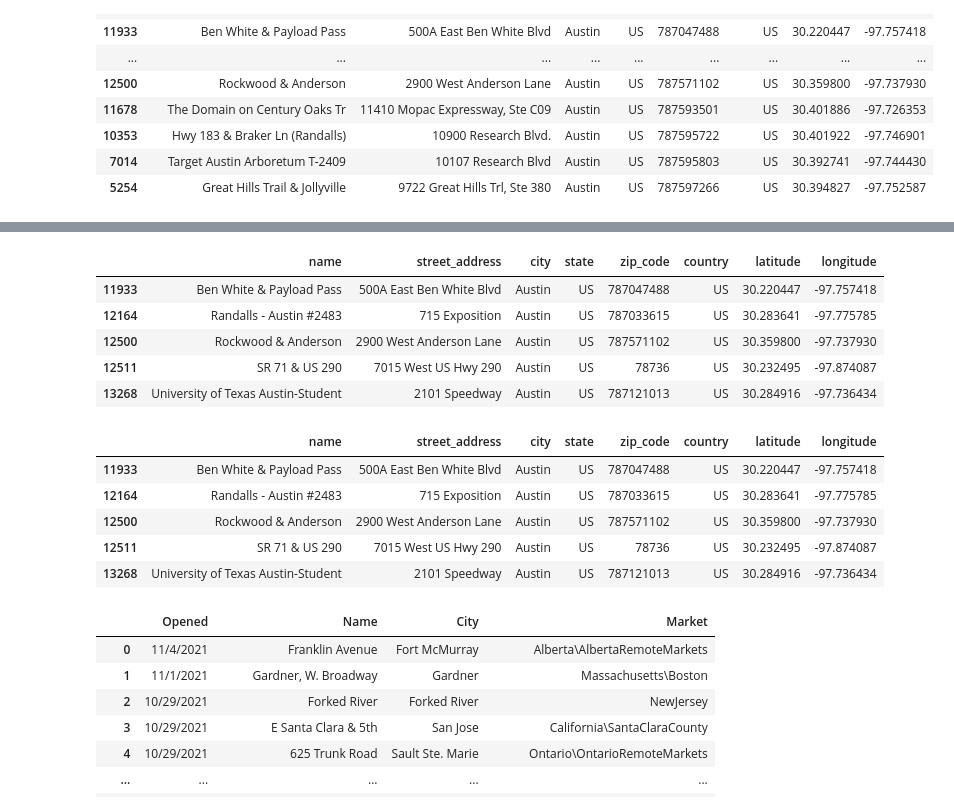
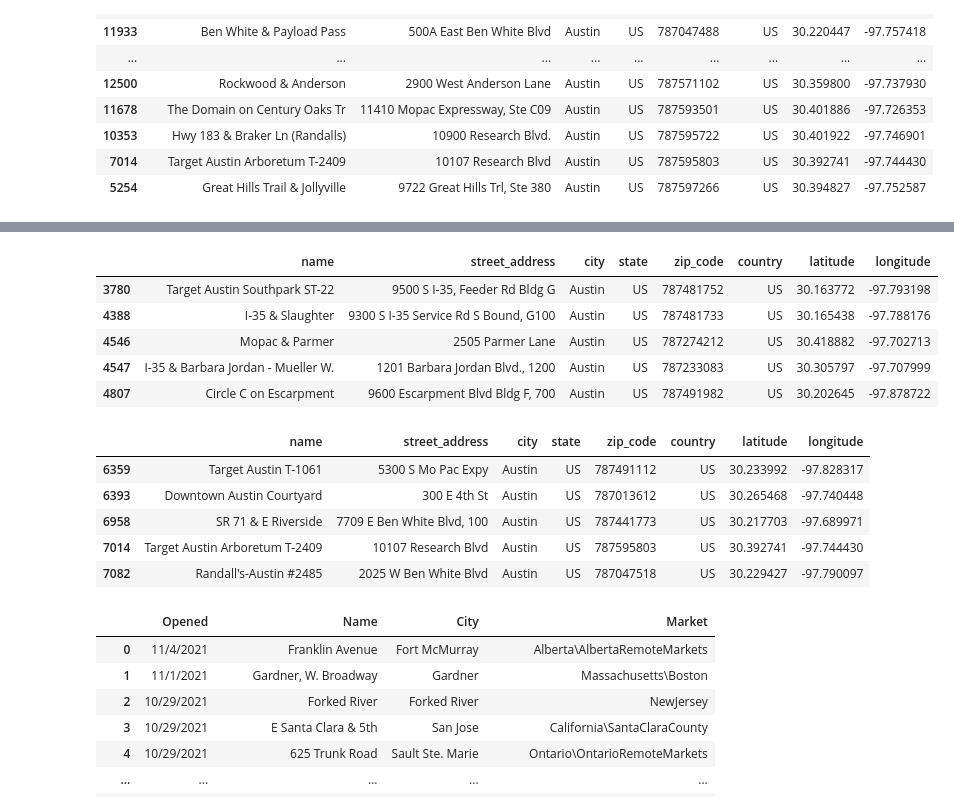
Before and after one commit to EGeorge2021r/Fintech5Falcons, a Jupyter notebook: Resources/demo_estate_data.ipynb, the cells around one changed output, grey strips where cells are left out. Saved outputs shown, nothing was run; the diff lists cells and outputs as text; code cells hidden in the pictures.

Commit message:
Commit updates to starbucks daataframe

```diff
--- a/Resources/demo_estate_data.ipynb
+++ b/Resources/demo_estate_data.ipynb
@@ -197,7 +197,7 @@ clean_austin_starbucks_df.sort_values(by=['zip_code'], ascending=True)
 | 7014 | Target Austin Arboretum T-2409 | 10107 Research Blvd | Austin | US | 787595803 | US | 30.392741 | -97.744430 |
 | 5254 | Great Hills Trail & Jollyville | 9722 Great Hills Trl, Ste 380 | Austin | US | 787597266 | US | 30.394827 | -97.752587 |
 # %%
-# Filter dataframe from Zipcode 78701 to 78704 for analysis
-data_clean_austin_starbucks_df = clean_austin_starbucks_df.iloc[]
-data_clean_austin_starbucks_df
+# Filter dataframe from Zipcode 78701 to 78705 for analysis
+neighborhood_austin_starbucks_df = clean_austin_starbucks_df.iloc[0:14]
+neighborhood_austin_starbucks_df
 # %% [output]
@@ -205,23 +219,23 @@ TypeError: Cannot index by location index with a non-integer key
 # %%
 #Display the Dataframe first 5 rows or head
-clean_austin_starbucks_df.head()
+neighborhood_austin_starbucks_df.head()
 # %% [output]
 |  | name | street_address | city | state | zip_code | country | latitude | longitude |
-| 11933 | Ben White & Payload Pass | 500A East Ben White Blvd | Austin | US | 787047488 | US | 30.220447 | -97.757418 |
-| 12164 | Randalls - Austin #2483 | 715 Exposition | Austin | US | 787033615 | US | 30.283641 | -97.775785 |
-| 12500 | Rockwood & Anderson | 2900 West Anderson Lane | Austin | US | 787571102 | US | 30.359800 | -97.737930 |
-| 12511 | SR 71 & US 290 | 7015 West US Hwy 290 | Austin | US | 78736 | US | 30.232495 | -97.874087 |
-| 13268 | University of Texas Austin-Student | 2101 Speedway | Austin | US | 787121013 | US | 30.284916 | -97.736434 |
+| 3780 | Target Austin Southpark ST-22 | 9500 S I-35, Feeder Rd Bldg G | Austin | US | 787481752 | US | 30.163772 | -97.793198 |
+| 4388 | I-35 & Slaughter | 9300 S I-35 Service Rd S Bound, G100 | Austin | US | 787481733 | US | 30.165438 | -97.788176 |
+| 4546 | Mopac & Parmer | 2505 Parmer Lane | Austin | US | 787274212 | US | 30.418882 | -97.702713 |
+| 4547 | I-35 & Barbara Jordan - Mueller W. | 1201 Barbara Jordan Blvd., 1200 | Austin | US | 787233083 | US | 30.305797 | -97.707999 |
+| 4807 | Circle C on Escarpment | 9600 Escarpment Blvd Bldg F, 700 | Austin | US | 787491982 | US | 30.202645 | -97.878722 |
 # %%
 #Display the Dataframe last 5 rows or tail
-clean_austin_starbucks_df.tail()
+neighborhood_austin_starbucks_df.tail()
 # %% [output]
 |  | name | street_address | city | state | zip_code | country | latitude | longitude |
-| 11933 | Ben White & Payload Pass | 500A East Ben White Blvd | Austin | US | 787047488 | US | 30.220447 | -97.757418 |
-| 12164 | Randalls - Austin #2483 | 715 Exposition | Austin | US | 787033615 | US | 30.283641 | -97.775785 |
-| 12500 | Rockwood & Anderson | 2900 West Anderson Lane | Austin | US | 787571102 | US | 30.359800 | -97.737930 |
-| 12511 | SR 71 & US 290 | 7015 West US Hwy 290 | Austin | US | 78736 | US | 30.232495 | -97.874087 |
-| 13268 | University of Texas Austin-Student | 2101 Speedway | Austin | US | 787121013 | US | 30.284916 | -97.736434 |
+| 6359 | Target Austin T-1061 | 5300 S Mo Pac Expy | Austin | US | 787491112 | US | 30.233992 | -97.828317 |
+| 6393 | Downtown Austin Courtyard | 300 E 4th St | Austin | US | 787013612 | US | 30.265468 | -97.740448 |
+| 6958 | SR 71 & E Riverside | 7709 E Ben White Blvd, 100 | Austin | US | 787441773 | US | 30.217703 | -97.689971 |
+| 7014 | Target Austin Arboretum T-2409 | 10107 Research Blvd | Austin | US | 787595803 | US | 30.392741 | -97.744430 |
+| 7082 | Randall's-Austin #2485 | 2025 W Ben White Blvd | Austin | US | 787047518 | US | 30.229427 | -97.790097 |
 # %%
 starbucks_opening_df= pd.read_csv(Path("../Resources/data/starbucks_openingv2.csv"))
 starbucks_opening_df
```
Also changed, not shown: parts of 1 cell of this notebook.
